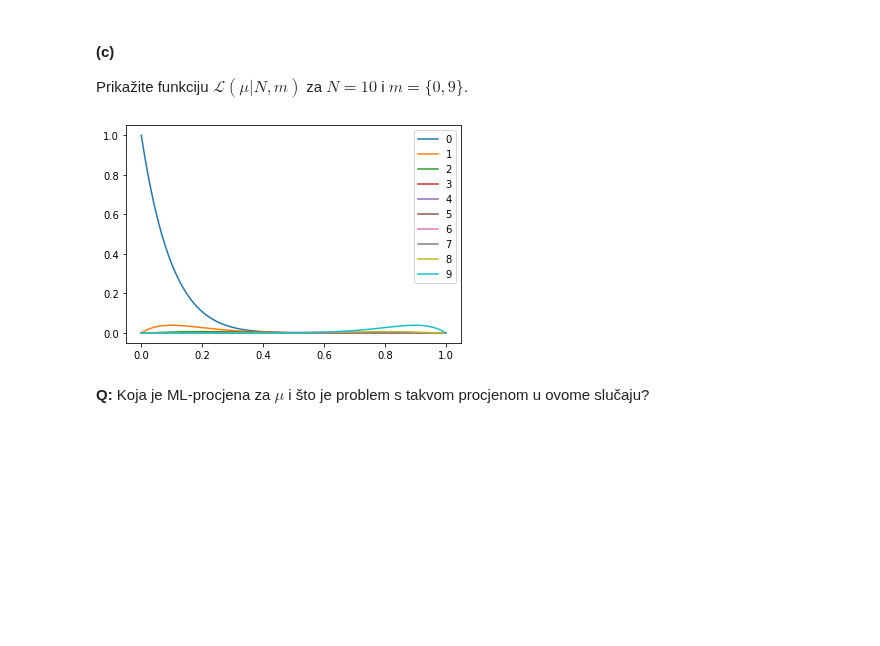
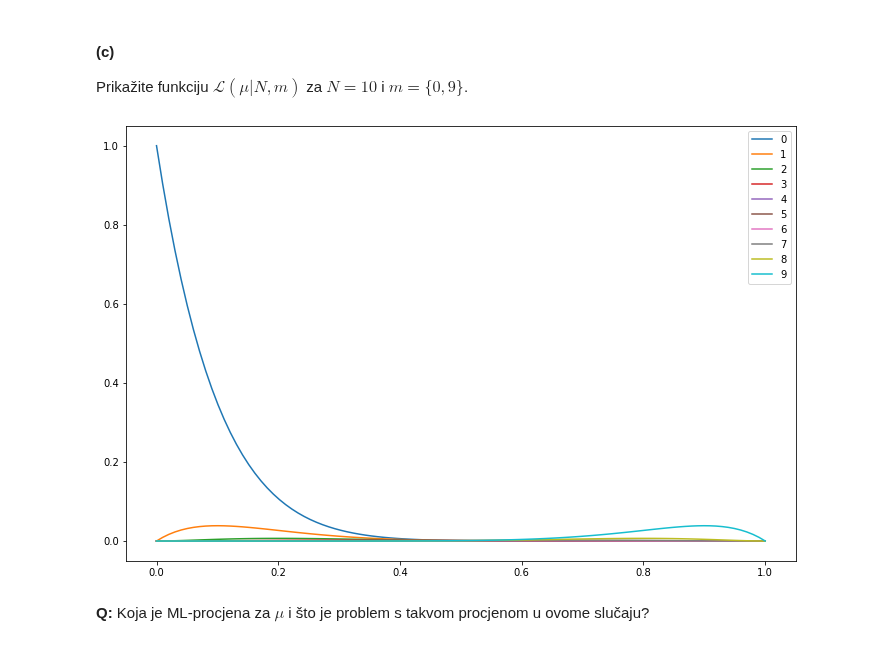
Before and after one commit to sskender/machine-learning-1, a Jupyter notebook: SU1-2021-13-14-Procjena-parametara.ipynb, the cells around one changed output. Cells and saved outputs as stored; diff of their text form; code cells hidden in the pictures; blank space fills up the shorter version.

```diff
--- a/SU1-2021-13-14-Procjena-parametara.ipynb
+++ b/SU1-2021-13-14-Procjena-parametara.ipynb
@@ -85,17 +89,19 @@ Prikažite funkciju $\mathcal{L}(\mu|N,m)$ za $N=10$ i $m=\{0,9\}$.
 # %%
 N = 10
 m_list = [i for i in range(10)]
 mu = np.linspace(0, 1, 100)
+
+plt.figure(figsize=(12, 8))
 
 for m in m_list:
     l = L(mu, N, m)
     plt.plot(mu, l)
 
 # show chart
 plt.legend(m_list, loc="best")
 plt.show()
 # %% [output]
-[figure, old version]
+[figure, new version]
 # %% [markdown]
 **Q:** Koja je ML-procjena za $\mu$ i što je problem s takvom procjenom u ovome slučaju?
 # %% [markdown]
```
Also changed, not shown: parts of 9 cells of this notebook.
